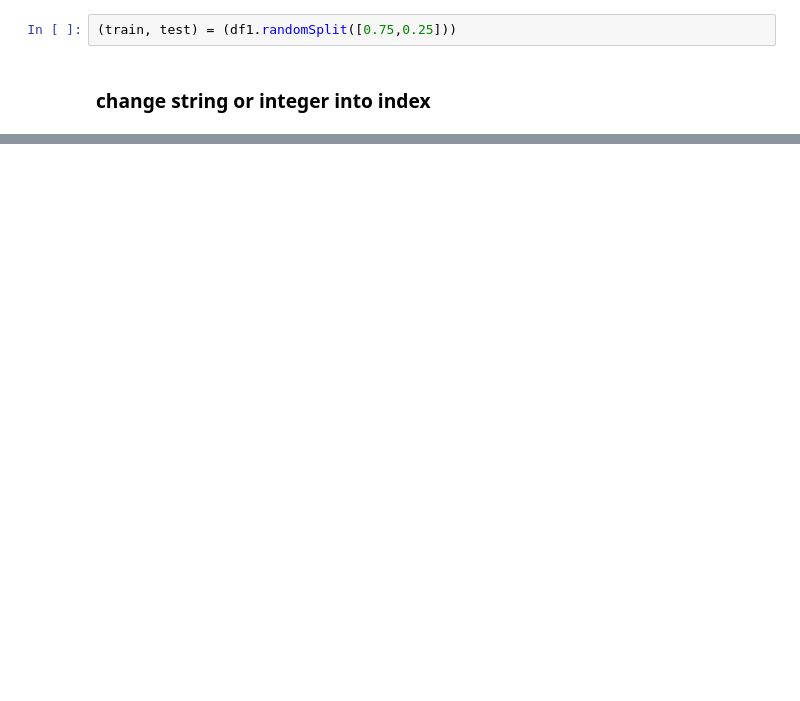
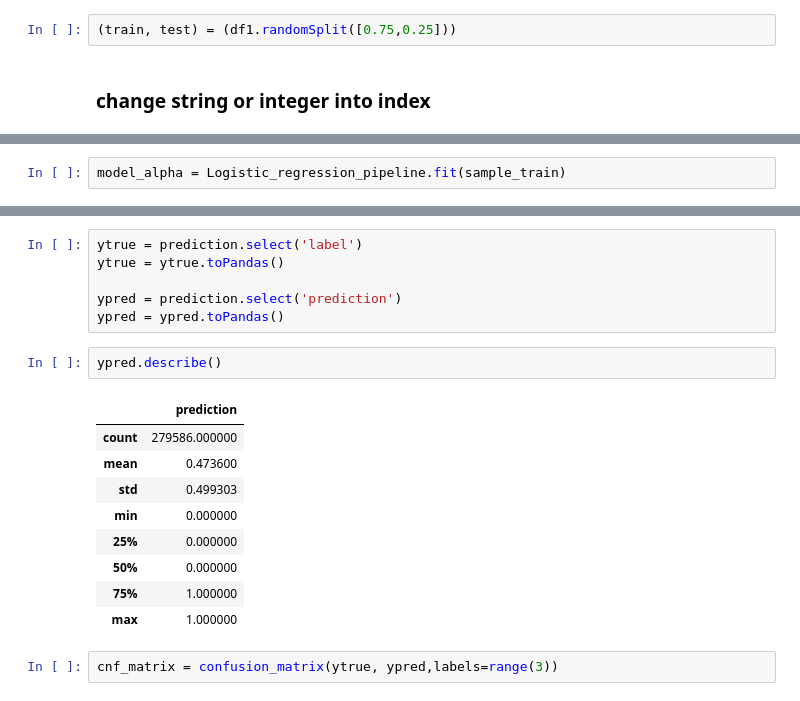
Before and after one commit to Jenova73/502_final_project, a Jupyter notebook: final_project.ipynb, the cells around one changed output, grey strips where cells are left out. Cells and saved outputs as stored; diff of their text form; blank space fills up the shorter version.

```diff
--- a/final_project.ipynb
+++ b/final_project.ipynb
@@ -155,0 +245,2 @@ vendor_indexer = StringIndexer(inputCol = 'vendor_id',outputCol='vendor_index')
+# %%
+model_alpha = Logistic_regression_pipeline.fit(sample_train)
@@ -155,0 +336,20 @@ vendor_indexer = StringIndexer(inputCol = 'vendor_id',outputCol='vendor_index')
+# %%
+ytrue = prediction.select('label')
+ytrue = ytrue.toPandas()
+
+ypred = prediction.select('prediction')
+ypred = ypred.toPandas()
+# %%
+ypred.describe()
+# %% [output]
+|  | prediction |
+| count | 279586.000000 |
+| mean | 0.473600 |
+| std | 0.499303 |
+| min | 0.000000 |
+| 25% | 0.000000 |
+| 50% | 0.000000 |
+| 75% | 1.000000 |
+| max | 1.000000 |
+# %%
+cnf_matrix = confusion_matrix(ytrue, ypred,labels=range(3))
```
Also changed, not shown: parts of 35 cells of this notebook.
